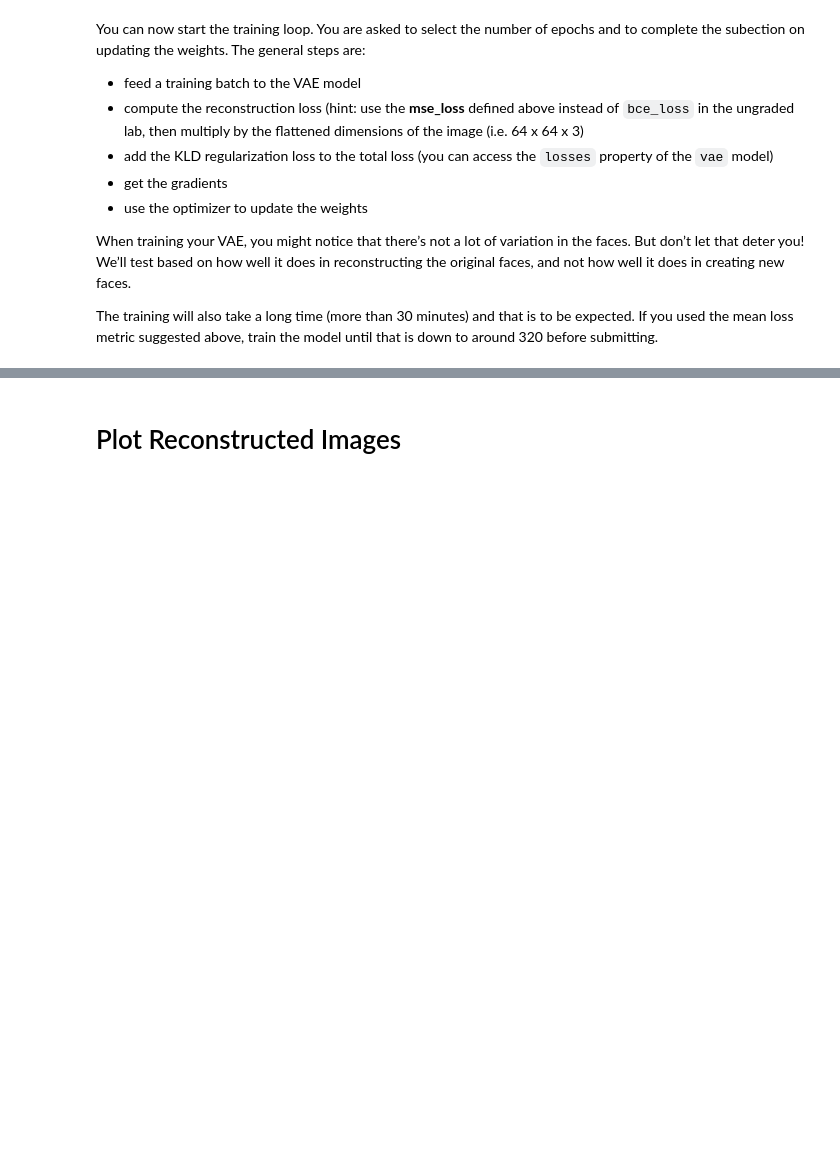
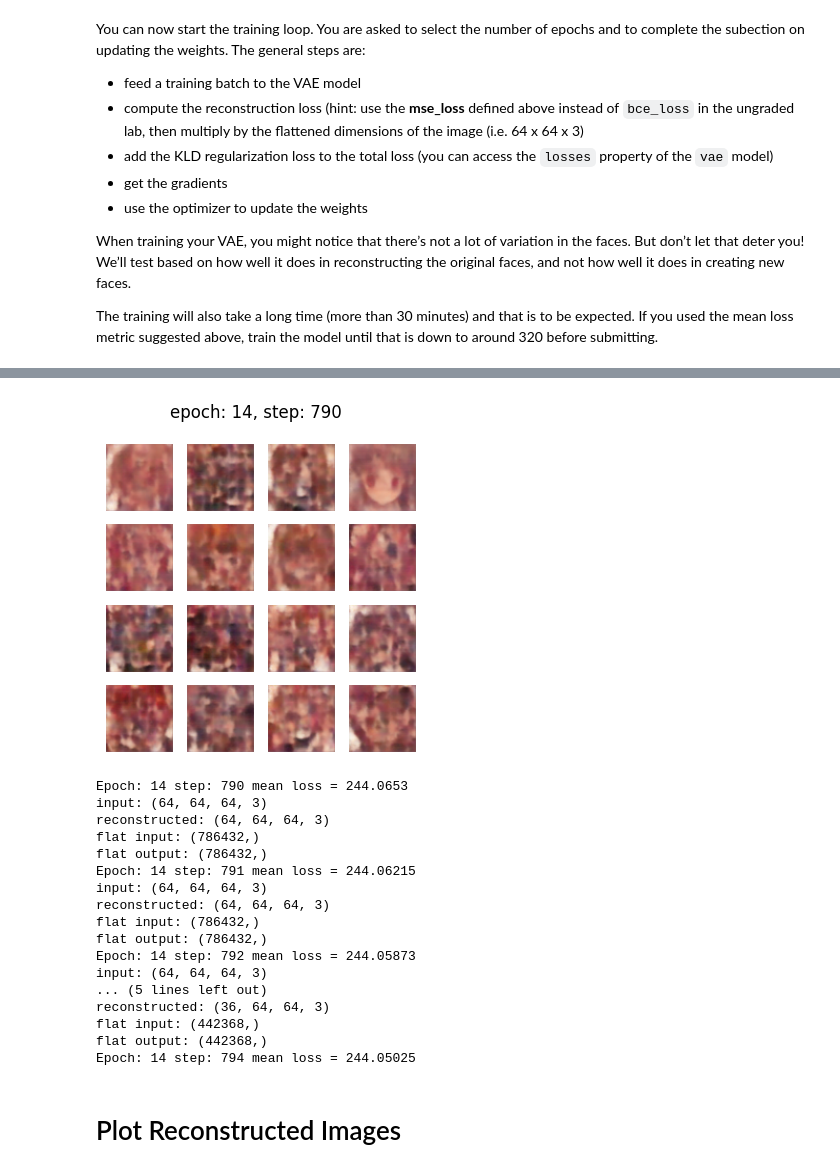
Before and after one commit to AryaGosuDev/AIScratch, a Jupyter notebook: Course 4 - Generative Deep Learning/W3/assignment/C4W3_Assignment.ipynb, the cells around one changed output, grey strips where cells are left out. Cells and saved outputs as stored; diff of their text form; code cells hidden in the pictures; blank space fills up the shorter version.

```diff
--- a/Course 4 - Generative Deep Learning/W3/assignment/C4W3_Assignment.ipynb
+++ b/Course 4 - Generative Deep Learning/W3/assignment/C4W3_Assignment.ipynb
@@ -33,7 +51,8 @@ from IPython import display
 np.random.seed(51)
 
 # parameters for building the model and training
-BATCH_SIZE=2000
+#BATCH_SIZE=2000
+BATCH_SIZE=64
 LATENT_DIM=512
 IMAGE_SIZE=64
 # %% [markdown]
@@ -329,7 +383,18 @@ def vae_model(encoder, decoder, input_shape):
     the complete VAE model
   """
   ### START CODE HERE ###
-  None
+
+  # set the inputs
+  inputs = tf.keras.Input(shape=input_shape)
+
+  # get z from the encoder output
+  z, _ = encoder(inputs)
+
+  # get reconstructed output from the decoder
+  reconstructed = decoder(z)
+
+  # define the inputs and outputs of the VAE
+  model = tf.keras.Model(inputs=inputs, outputs=reconstructed)
 
 
 
@@ -341,7 +406,9 @@ Next, please define a helper function to return the encoder, decoder, and vae mo
 def get_models(input_shape, latent_dim):
   """Returns the encoder, decoder, and vae models"""
   ### START CODE HERE ###
-  None
+  encoder, conv_shape = encoder_model(latent_dim=latent_dim, input_shape=input_shape)
+  decoder = decoder_model(latent_dim=latent_dim, conv_shape=conv_shape)
+  vae = vae_model(encoder, decoder, input_shape=input_shape)
 
 
   ### END CODE HERE ###
@@ -405,7 +515,7 @@ The training will also take a long time (more than 30 minutes) and that is to be
 # Training loop. Display generated images each epoch
 
 ### START CODE HERE ###
-epochs = None
+epochs = 15
 ### END CODE HERE ###
 
 random_vector_for_generation = tf.random.normal(shape=[16, LATENT_DIM])
@@ -418,16 +528,36 @@ for epoch in range(epochs):
   for step, x_batch_train in enumerate(training_dataset):
     with tf.GradientTape() as tape:
       ### START CODE HERE ###
-      None
+      # feed a batch to the VAE model
+      reconstructed = vae(x_batch_train)
       # Compute reconstruction loss
+      # compute reconstruction loss
+      flattened_inputs = tf.reshape(x_batch_train, shape=[-1])
+      flattened_outputs = tf.reshape(reconstructed, shape=[-1])
+
+      print("input:", x_batch_train.shape)
+      print("reconstructed:", reconstructed.shape)
+
+      flattened_inputs = tf.reshape(x_batch_train, shape=[-1])
+      flattened_outputs = tf.reshape(reconstructed, shape=[-1])
+
+      print("flat input:", flattened_inputs.shape)
+      print("flat output:", flattened_outputs.shape)
+
+
+      loss = mse_loss(flattened_inputs, flattened_outputs) * 12288
+
+
+      # add KLD regularization loss
+      loss += sum(vae.losses)
 
 
 
 
 
 
-    grads = None
-    optimizer.apply_gradients(None)
+    grads =  tape.gradient(loss, vae.trainable_weights)
+    optimizer.apply_gradients(zip(grads, vae.trainable_weights))
     ### END CODE HERE
 
     loss_metric(loss)
@@ -436,3 +566,4 @@ for epoch in range(epochs):
       display.clear_output(wait=False)
       generate_and_save_images(decoder, epoch, step, random_vector_for_generation)
     print('Epoch: %s step: %s mean loss = %s' % (epoch, step, loss_metric.result().numpy()))
+# %% [output]
@@ -439,3 +571,21 @@ for epoch in range(epochs):
+[figure, added]
+Epoch: 14 step: 790 mean loss = 244.0653
+input: (64, 64, 64, 3)
+reconstructed: (64, 64, 64, 3)
+flat input: (786432,)
+flat output: (786432,)
+Epoch: 14 step: 791 mean loss = 244.06215
+input: (64, 64, 64, 3)
+reconstructed: (64, 64, 64, 3)
+flat input: (786432,)
+flat output: (786432,)
+Epoch: 14 step: 792 mean loss = 244.05873
+input: (64, 64, 64, 3)
+... (5 lines left out)
+reconstructed: (36, 64, 64, 3)
+flat input: (442368,)
+flat output: (442368,)
+Epoch: 14 step: 794 mean loss = 244.05025
 # %% [markdown]
 # Plot Reconstructed Images
 # %% [markdown]
```
Also changed, not shown: parts of 14 cells of this notebook, 8 other files.
